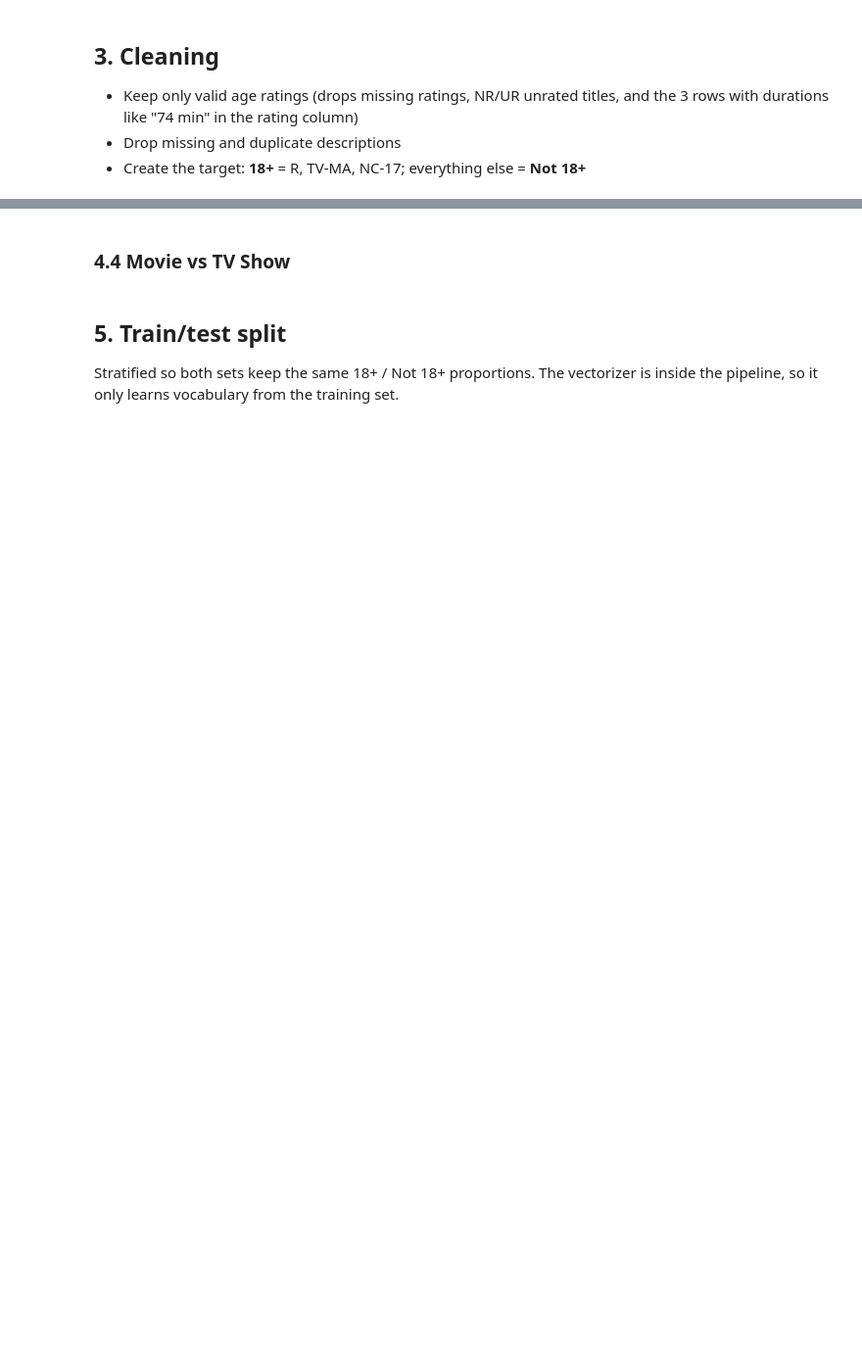
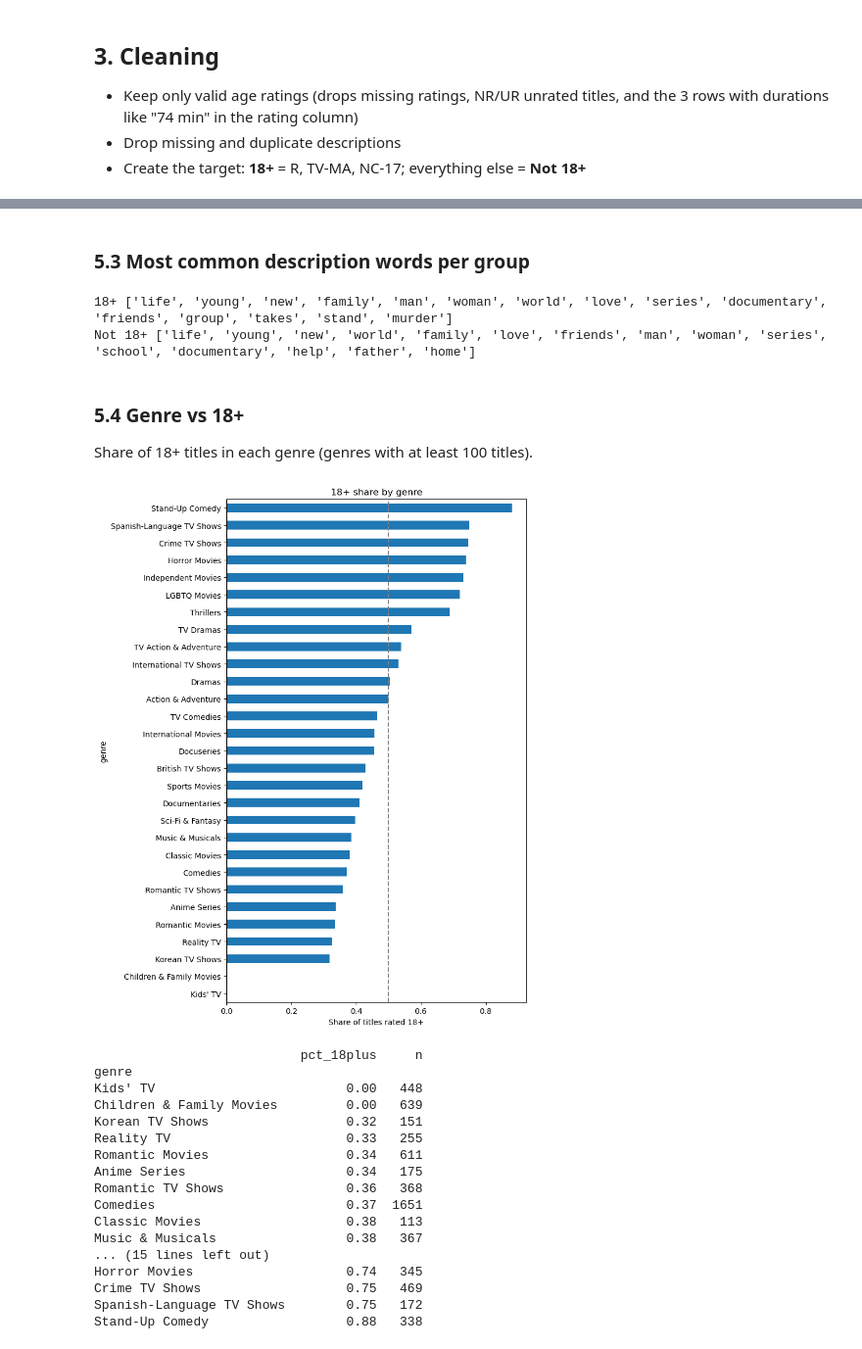
Before and after one commit to kyvenlim72-lang/IE1005-Mini-Project, a Jupyter notebook: IE0005.ipynb, the cells around one changed output, grey strips where cells are left out. Shown at 98% size. Drawn from its saved outputs; the diff is of its cells as text; code cells hidden in the pictures; blank space fills up the shorter version.

```diff
--- a/IE0005.ipynb
+++ b/IE0005.ipynb
@@ -38,7 +85,7 @@ valid = ["TV-Y", "TV-Y7", "TV-Y7-FV", "TV-G", "G", "PG", "TV-PG",
 
 before = len(df)
 df = df[df["rating"].isin(valid)]
-df = df.dropna(subset=["description"])
+df = df.dropna(subset=["description", "listed_in"])
 df = df.drop_duplicates(subset="description")
 print(f"Rows: {before} -> {len(df)} ({before - len(df)} removed)")
 
@@ -59,0 +103,15 @@ print("Baseline accuracy (always guess the majority class):",
+# %%
+def genre_tokens(col):
+    # "Dramas, International Movies" -> "g_Dramas g_International_Movies"
+    return col.str.split(", ").apply(
+        lambda items: " ".join(
+            "g_" + x.replace(" ", "_").replace("'", "").replace("-", "_").replace("&", "and")
+            for x in items
+        )
+    )
+
+df["genre_tokens"] = genre_tokens(df["listed_in"])
+df["text"] = df["description"] + " " + df["genre_tokens"]
+
+print(df["listed_in"].iloc[0])
+print(df["text"].iloc[0])
@@ -78,19 +162,49 @@ for g in ["18+", "Not 18+"]:
 # %% [markdown]
-### 4.4 Movie vs TV Show
+### 5.3 Most common description words per group
 # %%
-pd.crosstab(df["type"], df["adult"], normalize="index").plot(kind="bar", stacked=True)
-plt.title("Share of 18+ titles: Movie vs TV Show")
-plt.ylabel("Proportion")
-plt.show()
+for g in ["18+", "Not 18+"]:
+    cv = CountVectorizer(stop_words="english")
+    counts = cv.fit_transform(df.loc[df["adult"] == g, "description"]).sum(axis=0).A1
+    top = pd.Series(counts, index=cv.get_feature_names_out()).nlargest(15)
+    print(g, list(top.index))
+# %% [output]
+18+ ['life', 'young', 'new', 'family', 'man', 'woman', 'world', 'love', 'series', 'documentary', 'friends', 'group', 'takes', 'stand', 'murder']
+Not 18+ ['life', 'young', 'new', 'world', 'family', 'love', 'friends', 'man', 'woman', 'series', 'school', 'documentary', 'help', 'father', 'home']
 # %% [markdown]
-## 5. Train/test split
-Stratified so both sets keep the same 18+ / Not 18+ proportions. The vectorizer is inside the pipeline, so it only learns vocabulary from the training set.
+### 5.4 Genre vs 18+
+Share of 18+ titles in each genre (genres with at least 100 titles).
 # %%
-X = df["description"]
-y = df["adult"]
+genres = df.assign(genre=df["listed_in"].str.split(", ")).explode("genre").reset_index(drop=True)
+share = genres.groupby("genre")["adult"].agg(
+    pct_18plus=lambda s: (s == "18+").mean(), n="size"
+)
+share = share[share["n"] >= 100].sort_values("pct_18plus")
 
-X_train, X_test, y_train, y_test = train_test_split(
-    X, y, test_size=0.2, stratify=y, random_state=42
-)
-print("Train:", len(X_train), " Test:", len(X_test))
+share["pct_18plus"].plot(kind="barh", figsize=(8, 10))
+plt.axvline(0.5, color="grey", linestyle="--")
+plt.xlabel("Share of titles rated 18+")
+plt.title("18+ share by genre")
+plt.tight_layout()
+plt.show()
+
+print(share.round(2))
+# %% [output]
+[figure, added]
+                           pct_18plus     n
+genre
+Kids' TV                         0.00   448
+Children & Family Movies         0.00   639
+Korean TV Shows                  0.32   151
+Reality TV                       0.33   255
+Romantic Movies                  0.34   611
+Anime Series                     0.34   175
+Romantic TV Shows                0.36   368
+Comedies                         0.37  1651
+Classic Movies                   0.38   113
+Music & Musicals                 0.38   367
+... (15 lines left out)
+Horror Movies                    0.74   345
+Crime TV Shows                   0.75   469
+Spanish-Language TV Shows        0.75   172
+Stand-Up Comedy                  0.88   338
 # %% [markdown]
```
Also changed, not shown: parts of 28 cells of this notebook.
